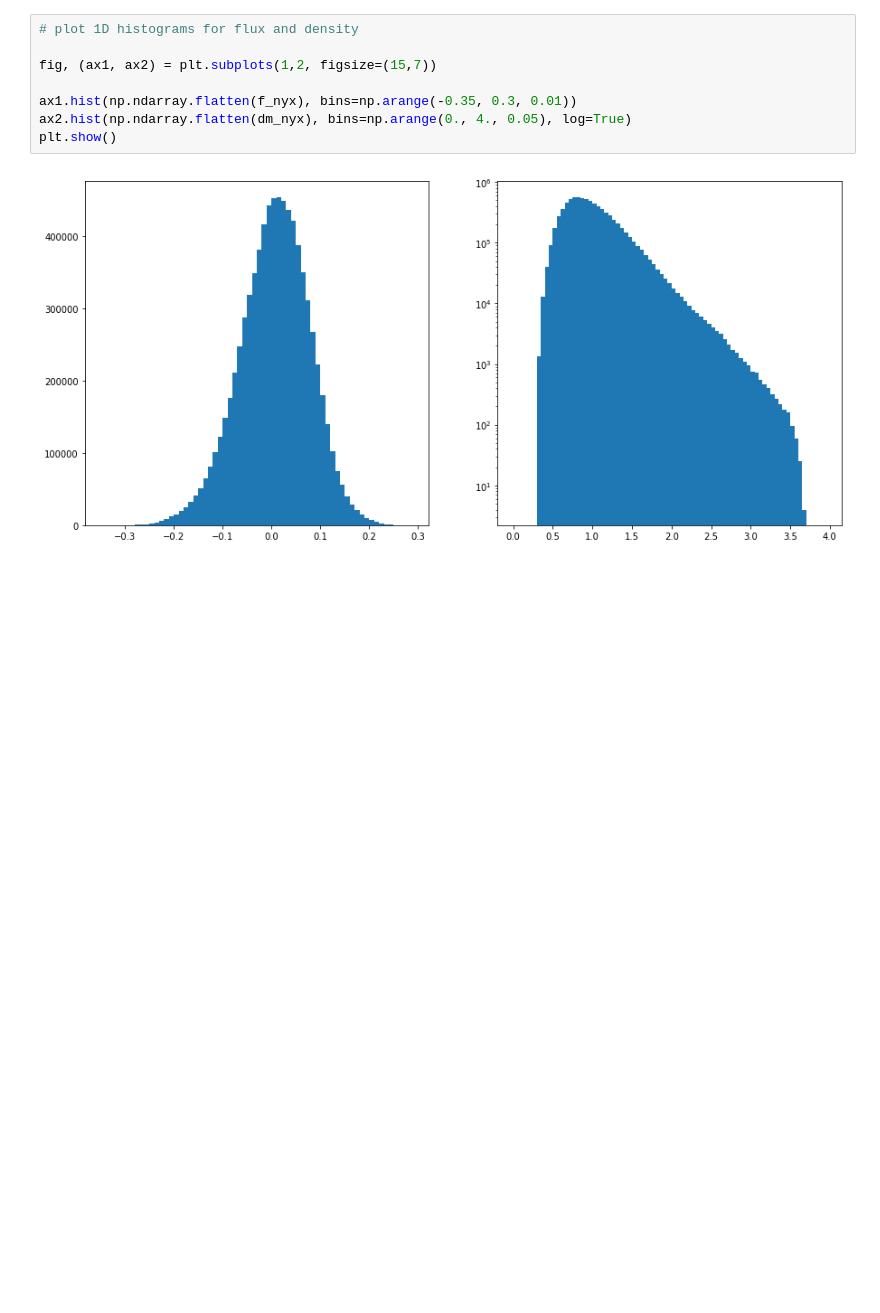
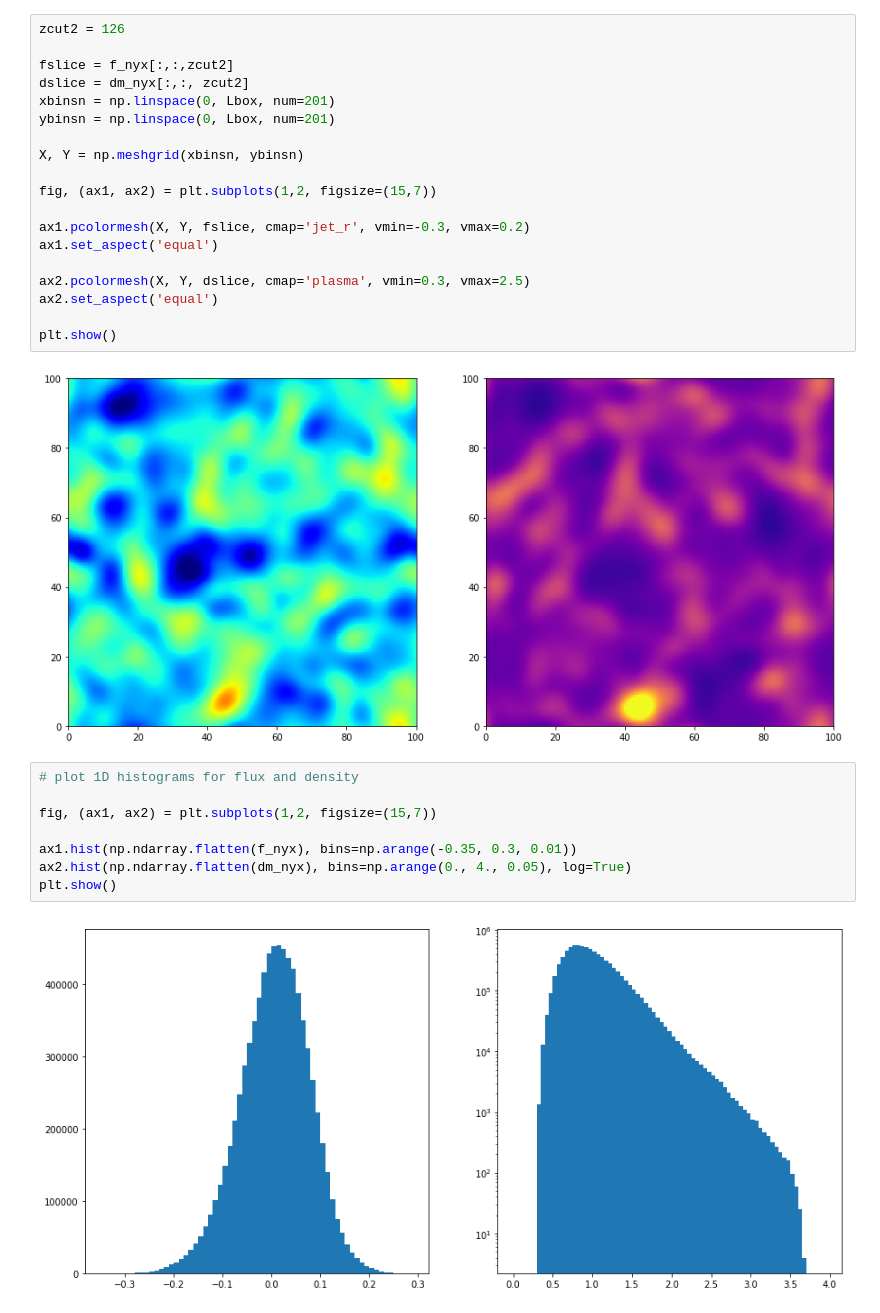
Before and after one commit to kheegan/preheating2019, a Jupyter notebook: FluxDensityNyx.ipynb, the cells around one changed output. Cells and saved outputs as stored; diff of their text form; blank space fills up the shorter version.

```diff
--- a/FluxDensityNyx.ipynb
+++ b/FluxDensityNyx.ipynb
@@ -66,3 +38,24 @@ plt.show()
+# %%
+zcut2 = 126
+
+fslice = f_nyx[:,:,zcut2]
+dslice = dm_nyx[:,:, zcut2]
+xbinsn = np.linspace(0, Lbox, num=201)
+ybinsn = np.linspace(0, Lbox, num=201)
+
+X, Y = np.meshgrid(xbinsn, ybinsn)
+
+fig, (ax1, ax2) = plt.subplots(1,2, figsize=(15,7))
+
+ax1.pcolormesh(X, Y, fslice, cmap='jet_r', vmin=-0.3, vmax=0.2)
+ax1.set_aspect('equal')
+
+ax2.pcolormesh(X, Y, dslice, cmap='plasma', vmin=0.3, vmax=2.5)
+ax2.set_aspect('equal')
+
+plt.show()
+# %% [output]
+[figure, added]
 # %%
 # plot 1D histograms for flux and density
 
```
Also changed, not shown: parts of 3 cells of this notebook, 2 other files.
